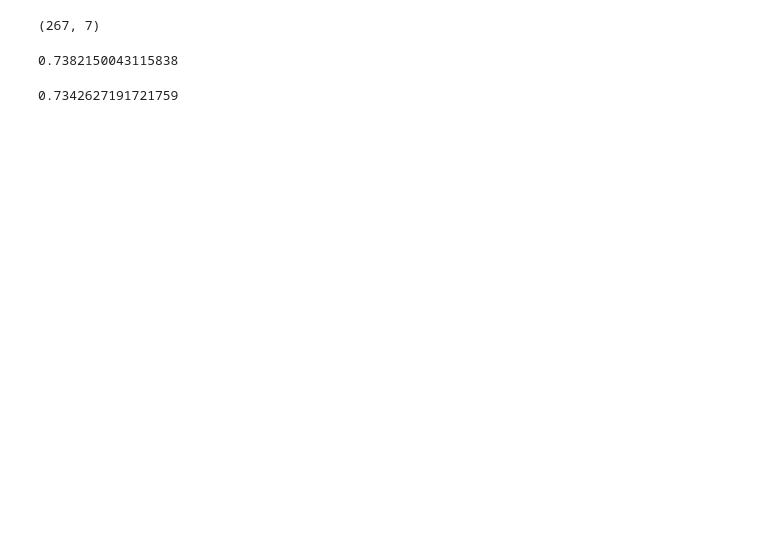
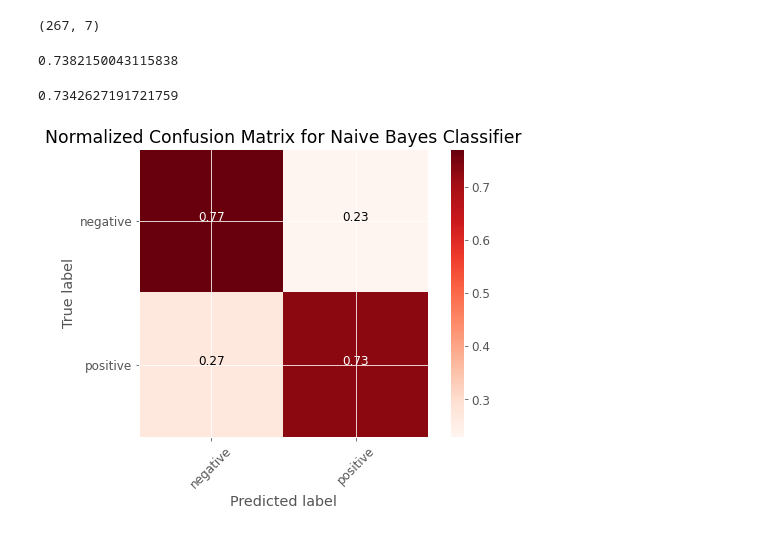
Before and after one commit to babybe11/COG403_Final_Project, a Jupyter notebook: Codes.ipynb, the cells around one changed output. Drawn from its saved outputs; the diff is of its cells as text; code cells hidden in the pictures; blank space fills up the shorter version.

```diff
--- a/Codes.ipynb
+++ b/Codes.ipynb
@@ -691,3 +691,13 @@ np.save('y_predsSVM.npy', y_preds_svm)
 
 # Save test data for evaluation in the next notebook
 np.save('y_test.npy', y_test)
+# %%
+# Set up labels
+labels = LabelEncoder().fit(['negative', 'positive'])
+
+# Import Naive-Bayes and SVM learning model predictions
+y_pred_nb = np.load('y_predsNB.npy')
+y_pred_svm = np.load('y_predsSVM.npy')
+
+# Import ML test data
+y_test = np.load('y_test.npy')
@@ -693,0 +741,14 @@ np.save('y_test.npy', y_test)
+# %%
+# Naive Bayes Classifier
+
+# Compute confusion matrix
+cnf_matrix = confusion_matrix(y_test, y_pred_nb)
+np.set_printoptions(precision=2)
+
+# Plot normalized confusion matrix
+fig = plt.figure(figsize=(20,15))
+fig.add_subplot(3,3,1)
+plot_confusion_matrix(cnf_matrix, classes=['negative', 'positive'], normalize=True,
+                      title='Normalized Confusion Matrix for Naive Bayes Classifier')
+# %% [output]
+[figure, added]
```
Also changed, not shown: parts of 5 cells of this notebook.
